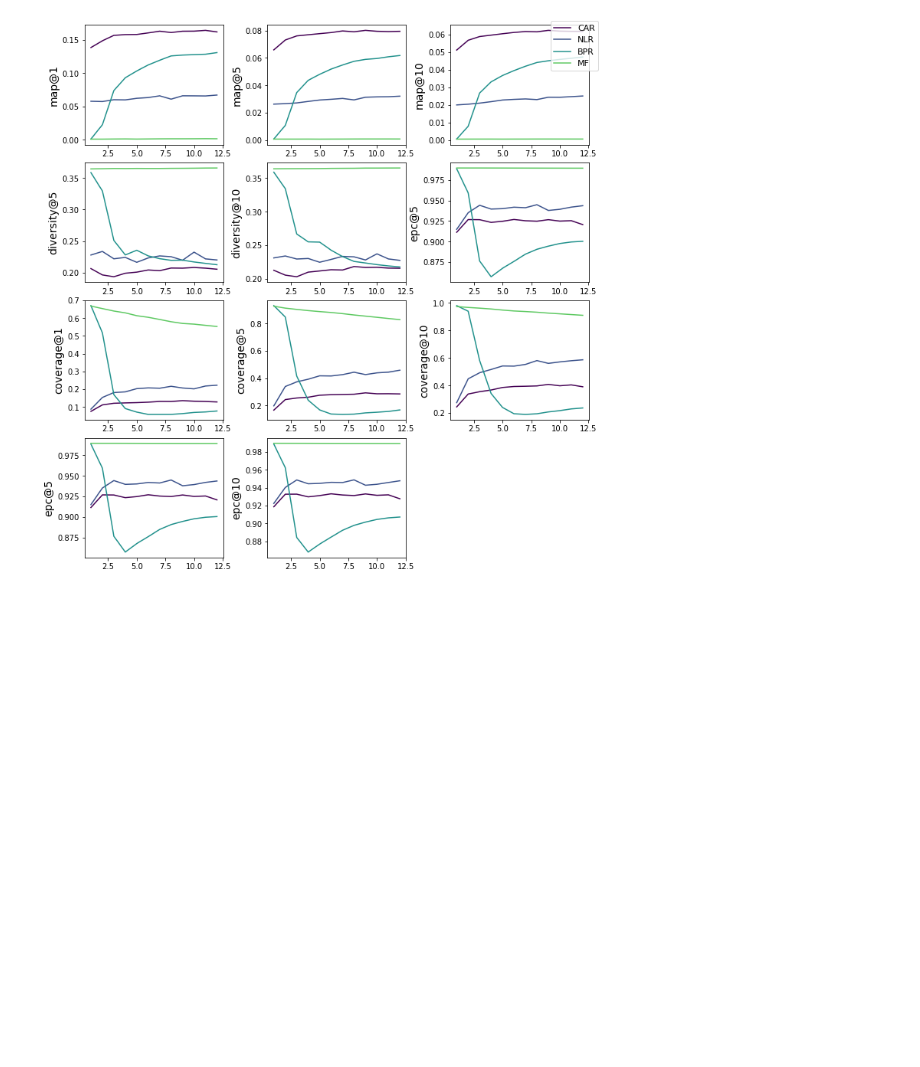
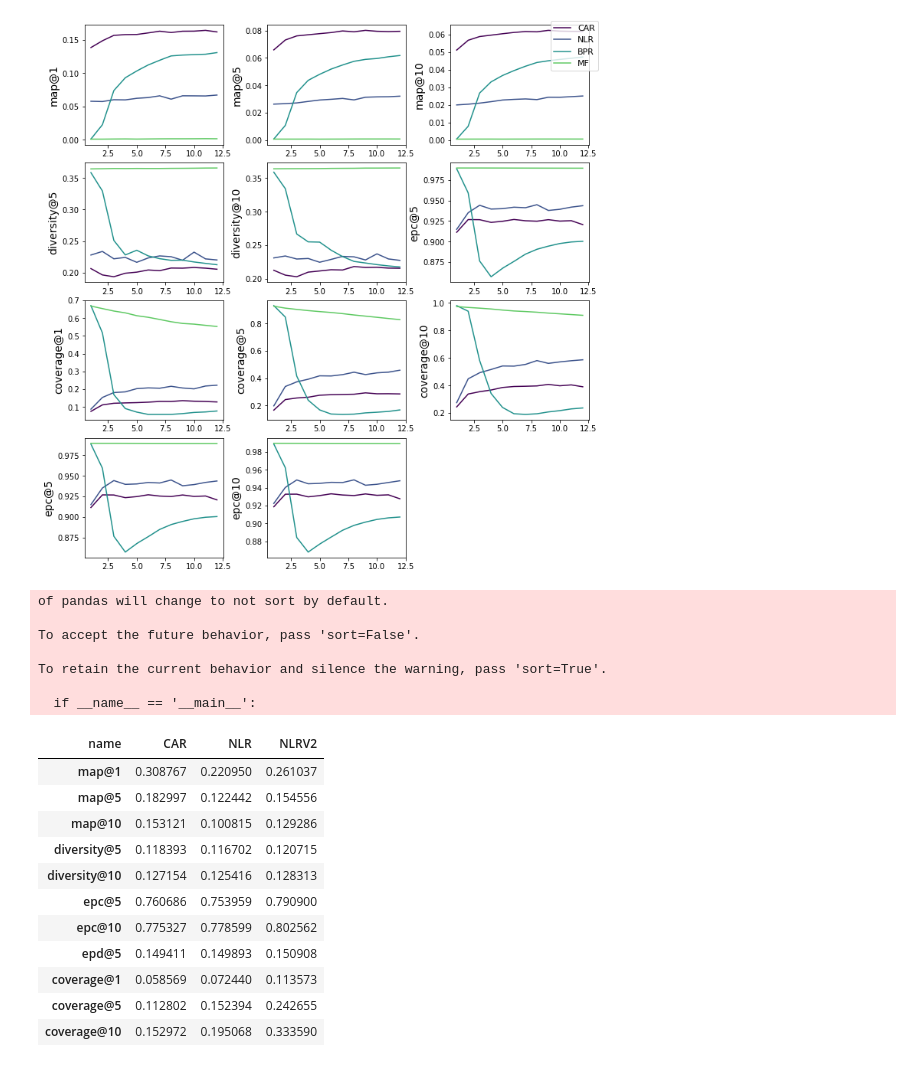
Before and after one commit to HennerM/rs-ml-with-constraints, a Jupyter notebook: ComparisionVisualization.ipynb, the cells around one changed output. Cells and saved outputs as stored; diff of their text form; code cells hidden in the pictures; blank space fills up the shorter version.

```diff
--- a/ComparisionVisualization.ipynb
+++ b/ComparisionVisualization.ipynb
@@ -32,6 +31,11 @@ ml_nlr = pd.read_csv('../evals/Comp_NeuralLogicRec_comparison_ML.csv', index_col
 ml_nlr['dataset'] = 'MovieLens'
 ml_nlr['training_time'] = 546.0
 ml_nlr.name = 'NLR'
+
+ml_nlr_v2 = pd.read_csv('../evals/Comp_NeuralLogicRec_comparison_ML_V2.csv', index_col = 0)
+ml_nlr_v2['dataset'] = 'MovieLens'
+ml_nlr_v2['training_time'] = 546.0
+ml_nlr_v2.name = 'NLRV2'
 
 msd_nlr = pd.read_csv('../evals/Comp_NeuralLogicRec_comparison_MSD.csv', index_col = 0)
 msd_nlr['dataset'] = 'MSD'
@@ -176,3 +180,28 @@ fig.legend(['CAR', 'NLR', 'BPR', 'MF'], fontsize=11)
 fig.savefig('../plots/Comparison_MSD.pdf')
 # %% [output]
 [figure]
+# %%
+comp_nlr = pd.concat([ml_car.tail(1), ml_nlr.tail(1), ml_nlr_v2.tail(1)])
+comp_nlr = comp_nlr.set_index(['dataset', 'name'])
+metrics = comp_nlr[['map@1', 'map@5', 'map@10', 'diversity@5', 'diversity@10', 'epc@5', 'epc@10', 'epd@5', 'coverage@1', 'coverage@5', 'coverage@10']].transpose()
+metrics.MovieLens
+# %% [output]
+of pandas will change to not sort by default.
+
+To accept the future behavior, pass 'sort=False'.
+
+To retain the current behavior and silence the warning, pass 'sort=True'.
+
+  if __name__ == '__main__':
+| name | CAR | NLR | NLRV2 |
+| map@1 | 0.308767 | 0.220950 | 0.261037 |
+| map@5 | 0.182997 | 0.122442 | 0.154556 |
+| map@10 | 0.153121 | 0.100815 | 0.129286 |
+| diversity@5 | 0.118393 | 0.116702 | 0.120715 |
+| diversity@10 | 0.127154 | 0.125416 | 0.128313 |
+| epc@5 | 0.760686 | 0.753959 | 0.790900 |
+| epc@10 | 0.775327 | 0.778599 | 0.802562 |
+| epd@5 | 0.149411 | 0.149893 | 0.150908 |
+| coverage@1 | 0.058569 | 0.072440 | 0.113573 |
+| coverage@5 | 0.112802 | 0.152394 | 0.242655 |
+| coverage@10 | 0.152972 | 0.195068 | 0.333590 |
```
Also changed, not shown: parts of 2 cells of this notebook, 4 other files.
